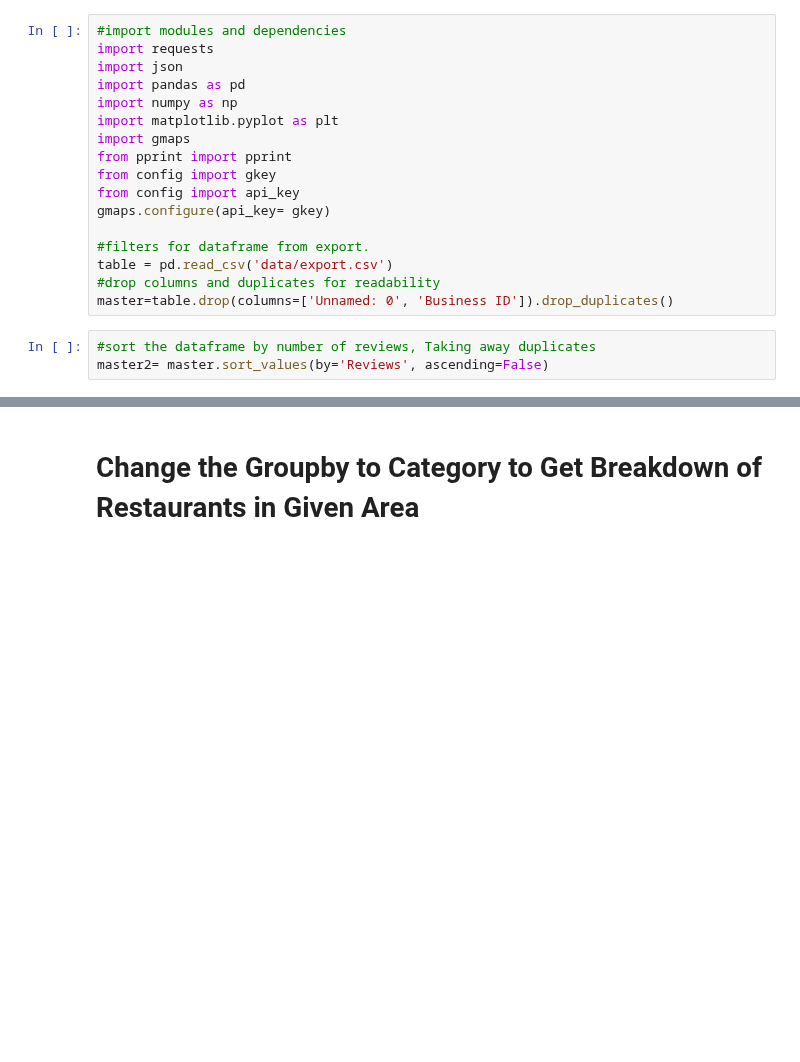
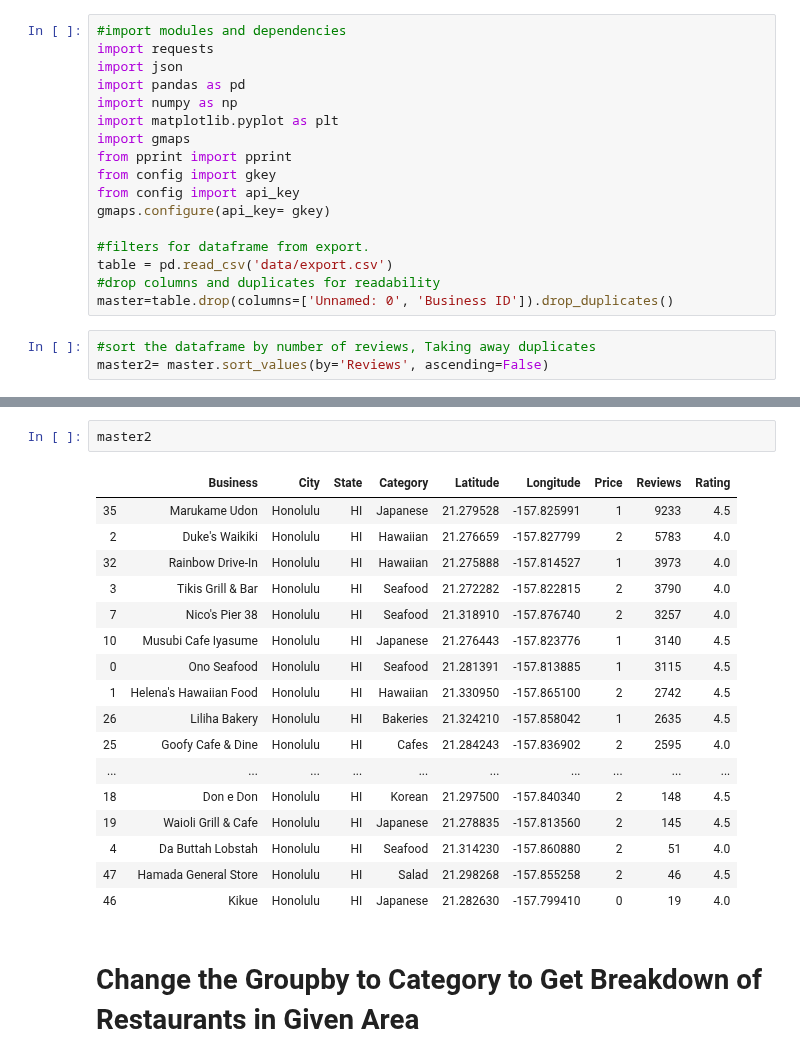
Before and after one commit to elzster/Yelp-Analytics, a Jupyter notebook: ClassTestFile.ipynb, the cells around one changed output, grey strips where cells are left out. Drawn from its saved outputs; the diff is of its cells as text; blank space fills up the shorter version.

```diff
--- a/ClassTestFile.ipynb
+++ b/ClassTestFile.ipynb
@@ -43,3 +23,23 @@ master
+# %%
+master2
+# %% [output]
+|  | Business | City | State | Category | Latitude | Longitude | Price | Reviews | Rating |
+| 35 | Marukame Udon | Honolulu | HI | Japanese | 21.279528 | -157.825991 | 1 | 9233 | 4.5 |
+| 2 | Duke's Waikiki | Honolulu | HI | Hawaiian | 21.276659 | -157.827799 | 2 | 5783 | 4.0 |
+| 32 | Rainbow Drive-In | Honolulu | HI | Hawaiian | 21.275888 | -157.814527 | 1 | 3973 | 4.0 |
+| 3 | Tikis Grill & Bar | Honolulu | HI | Seafood | 21.272282 | -157.822815 | 2 | 3790 | 4.0 |
+| 7 | Nico's Pier 38 | Honolulu | HI | Seafood | 21.318910 | -157.876740 | 2 | 3257 | 4.0 |
+| 10 | Musubi Cafe Iyasume | Honolulu | HI | Japanese | 21.276443 | -157.823776 | 1 | 3140 | 4.5 |
+| 0 | Ono Seafood | Honolulu | HI | Seafood | 21.281391 | -157.813885 | 1 | 3115 | 4.5 |
+| 1 | Helena's Hawaiian Food | Honolulu | HI | Hawaiian | 21.330950 | -157.865100 | 2 | 2742 | 4.5 |
+| 26 | Liliha Bakery | Honolulu | HI | Bakeries | 21.324210 | -157.858042 | 1 | 2635 | 4.5 |
+| 25 | Goofy Cafe & Dine | Honolulu | HI | Cafes | 21.284243 | -157.836902 | 2 | 2595 | 4.0 |
+| ... | ... | ... | ... | ... | ... | ... | ... | ... | ... |
+| 18 | Don e Don | Honolulu | HI | Korean | 21.297500 | -157.840340 | 2 | 148 | 4.5 |
+| 19 | Waioli Grill & Cafe | Honolulu | HI | Japanese | 21.278835 | -157.813560 | 2 | 145 | 4.5 |
+| 4 | Da Buttah Lobstah | Honolulu | HI | Seafood | 21.314230 | -157.860880 | 2 | 51 | 4.0 |
+| 47 | Hamada General Store | Honolulu | HI | Salad | 21.298268 | -157.855258 | 2 | 46 | 4.5 |
+| 46 | Kikue | Honolulu | HI | Japanese | 21.282630 | -157.799410 | 0 | 19 | 4.0 |
 # %% [markdown]
 # Change the Groupby to Category to Get Breakdown of Restaurants in Given Area
 # %%
```
Also changed, not shown: parts of 6 cells of this notebook, 1 other file.
